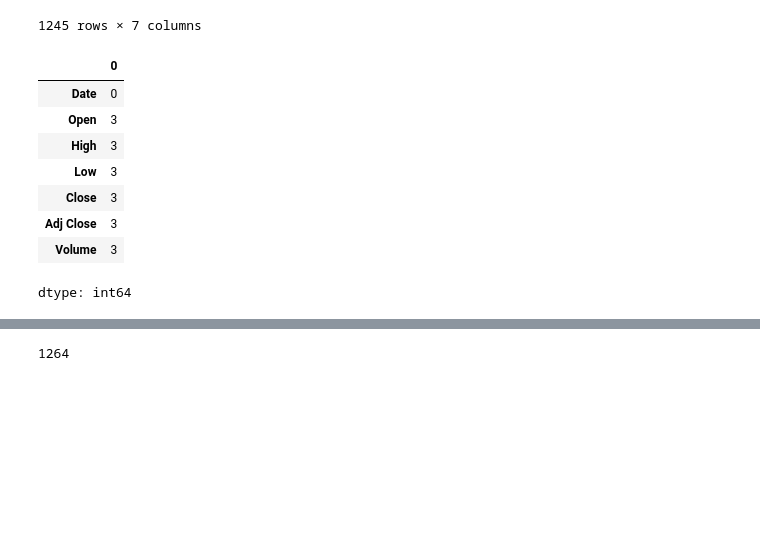
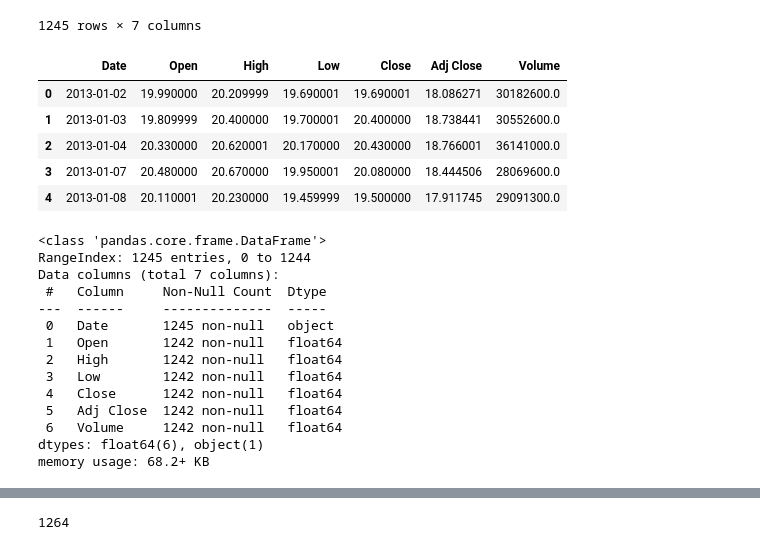
Before and after one commit to felipesayegg/Previs-oA-oes_LSTM_RN, a Jupyter notebook: RN_LSTM_Previsão_de_Ações.ipynb, the cells around one changed output, grey strips where cells are left out. Cells and saved outputs as stored; diff of their text form; code cells hidden in the pictures; blank space fills up the shorter version.

```diff
--- a/RN_LSTM_Previsão_de_Ações.ipynb
+++ b/RN_LSTM_Previsão_de_Ações.ipynb
@@ -82,15 +109,31 @@ base
 | 1243 | 2017-12-28 | 16.100000 | 16.129999 | 16.000000 | 16.100000 | 16.067865 | 19011500.0 |
 | 1244 | 2017-12-29 | 16.100000 | 16.100000 | 16.100000 | 16.100000 | 16.067865 | 0.0 |
 1245 rows × 7 columns
-# %%
-base.isnull().sum()
-# %% [output]
-|  | 0 |
-| Date | 0 |
-| Open | 3 |
-| High | 3 |
-| Low | 3 |
-| Close | 3 |
-| Adj Close | 3 |
-| Volume | 3 |
-dtype: int64
+# %%
+# Vamos dar uma olhada nas primeiras linhas para entender a estrutura da base.
+base.head()
+# %% [output]
+|  | Date | Open | High | Low | Close | Adj Close | Volume |
+| 0 | 2013-01-02 | 19.990000 | 20.209999 | 19.690001 | 19.690001 | 18.086271 | 30182600.0 |
+| 1 | 2013-01-03 | 19.809999 | 20.400000 | 19.700001 | 20.400000 | 18.738441 | 30552600.0 |
+| 2 | 2013-01-04 | 20.330000 | 20.620001 | 20.170000 | 20.430000 | 18.766001 | 36141000.0 |
+| 3 | 2013-01-07 | 20.480000 | 20.670000 | 19.950001 | 20.080000 | 18.444506 | 28069600.0 |
+| 4 | 2013-01-08 | 20.110001 | 20.230000 | 19.459999 | 19.500000 | 17.911745 | 29091300.0 |
+# %%
+# Isso mostra os tipos de dados, se tem valores nulos, e quantas linhas/colunas existem.
+base.info()
+# %% [output]
+<class 'pandas.core.frame.DataFrame'>
+RangeIndex: 1245 entries, 0 to 1244
+Data columns (total 7 columns):
+ #   Column     Non-Null Count  Dtype
+---  ------     --------------  -----
+ 0   Date       1245 non-null   object
+ 1   Open       1242 non-null   float64
+ 2   High       1242 non-null   float64
+ 3   Low        1242 non-null   float64
+ 4   Close      1242 non-null   float64
+ 5   Adj Close  1242 non-null   float64
+ 6   Volume     1242 non-null   float64
+dtypes: float64(6), object(1)
+memory usage: 68.2+ KB
```
Also changed, not shown: parts of 78 cells of this notebook.
